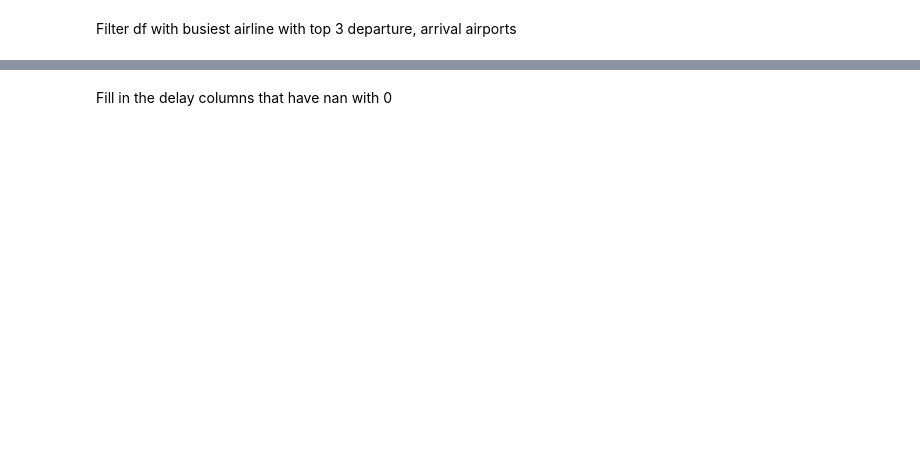
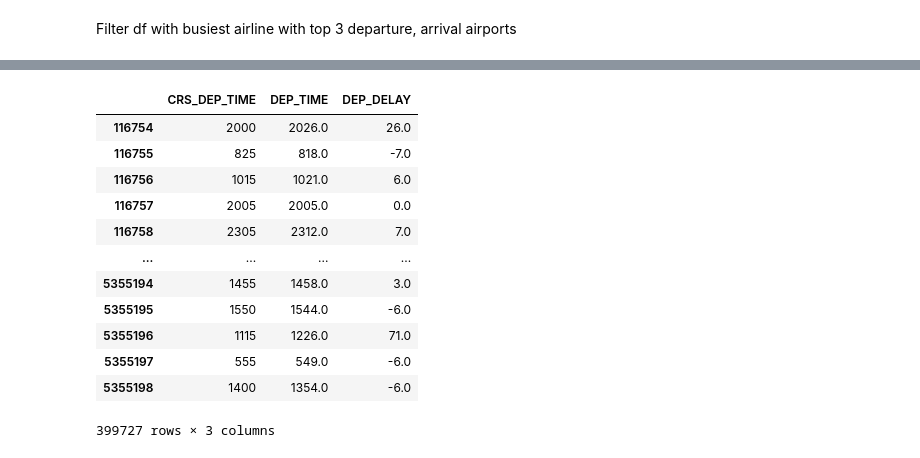
Before and after one commit to dyk00/2AMM20, a Jupyter notebook: data_selection.ipynb, the cells around one changed output, grey strips where cells are left out. Cells and saved outputs as stored; diff of their text form; code cells hidden in the pictures; blank space fills up the shorter version.

```diff
--- a/data_selection.ipynb
+++ b/data_selection.ipynb
@@ -68,2 +127,0 @@ filtered_df[(filtered_df['CANCELLED']==1)|(filtered_df['DIVERTED']==1)]
-# %% [markdown]
-Fill in the delay columns that have nan with 0
@@ -72,0 +128,16 @@ Fill in the delay columns that have nan with 0
+# %%
+filtered_df[['CRS_DEP_TIME','DEP_TIME','DEP_DELAY']]
+# %% [output]
+|  | CRS_DEP_TIME | DEP_TIME | DEP_DELAY |
+| 116754 | 2000 | 2026.0 | 26.0 |
+| 116755 | 825 | 818.0 | -7.0 |
+| 116756 | 1015 | 1021.0 | 6.0 |
+| 116757 | 2005 | 2005.0 | 0.0 |
+| 116758 | 2305 | 2312.0 | 7.0 |
+| ... | ... | ... | ... |
+| 5355194 | 1455 | 1458.0 | 3.0 |
+| 5355195 | 1550 | 1544.0 | -6.0 |
+| 5355196 | 1115 | 1226.0 | 71.0 |
+| 5355197 | 555 | 549.0 | -6.0 |
+| 5355198 | 1400 | 1354.0 | -6.0 |
+399727 rows × 3 columns
```
Also changed, not shown: parts of 40 cells of this notebook.
